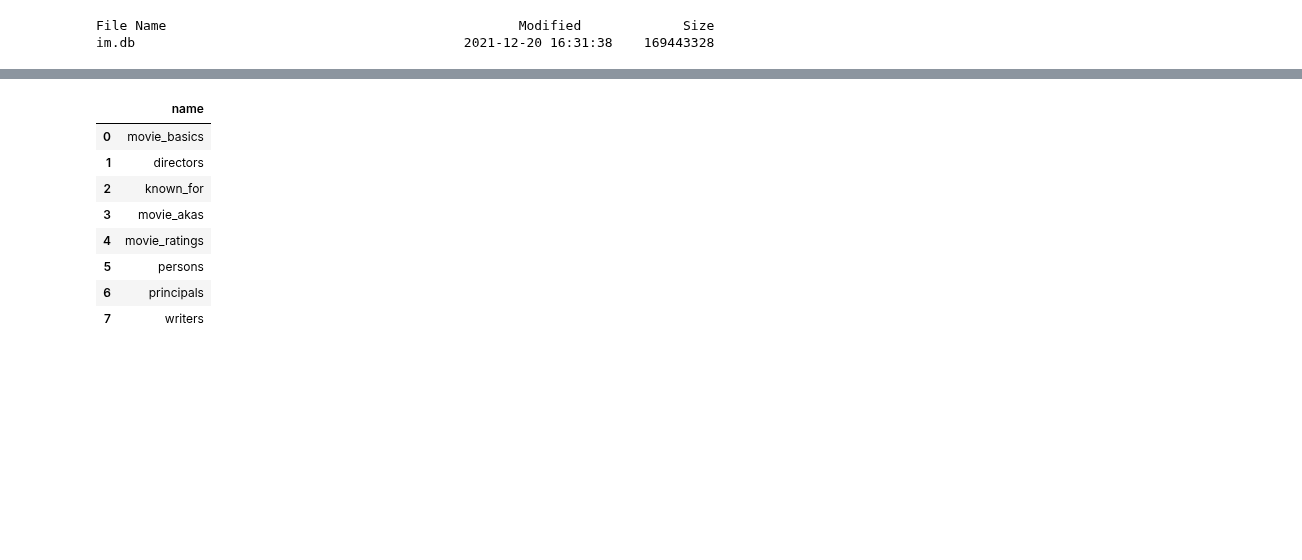
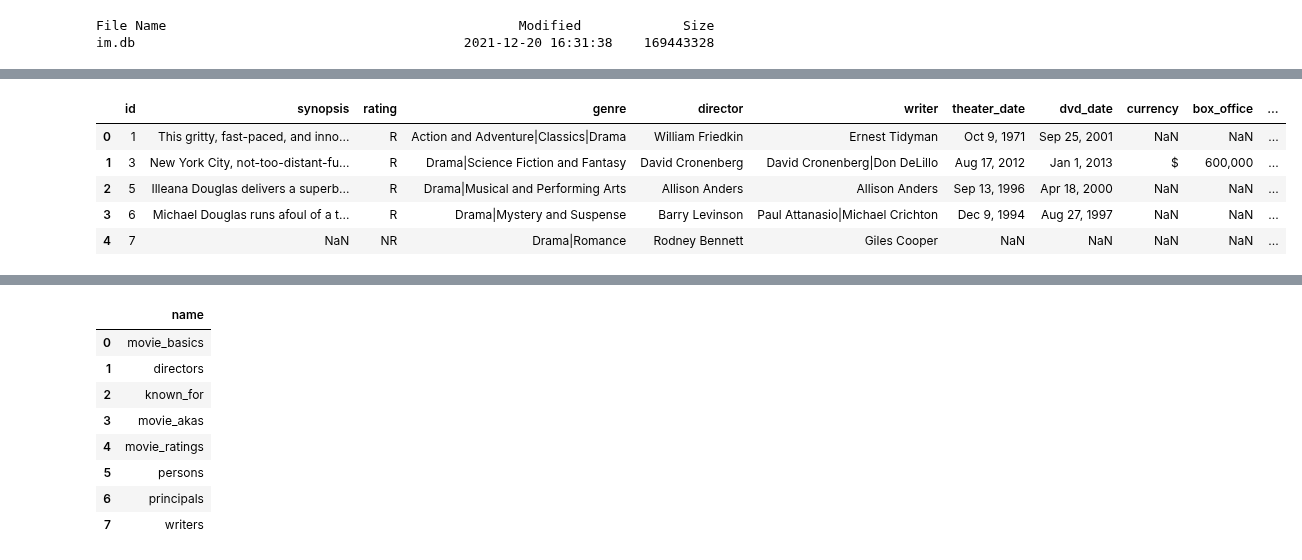
Before and after one commit to cLineman/CapStoneProject, a Jupyter notebook: AlexanderWhite.ipynb, the cells around one changed output, grey strips where cells are left out. Drawn from its saved outputs; the diff is of its cells as text; code cells hidden in the pictures; blank space fills up the shorter version.

```diff
--- a/AlexanderWhite.ipynb
+++ b/AlexanderWhite.ipynb
@@ -157,0 +98,38 @@ memory usage: 271.2+ KB
+# %%
+movie_info.head()
+
+# id	synopsis	rating	genre	director	writer	theater_date	dvd_date	currency	box_office	runtime	studio
+# 0	1	This gritty, fast-paced, and innovative police...	R	Action and Adventure|Classics|Drama	William Friedkin	Ernest Tidyman	Oct 9, 1971	Sep 25, 2001	NaN	NaN	104 minutes	NaN
+# 1	3	New York City, not-too-distant-future: Eric Pa...	R	Drama|Science Fiction and Fantasy	David Cronenberg	David Cronenberg|Don DeLillo	Aug 17, 2012	Jan 1, 2013	$	600,000	108 minutes	Entertainment One
+# 2	5	Illeana Douglas delivers a superb performance ...	R	Drama|Musical and Performing Arts	Allison Anders	Allison Anders	Sep 13, 1996	Apr 18, 2000	NaN	NaN	116 minutes	NaN
+# 3	6	Michael Douglas runs afoul of a treacherous su...	R	Drama|Mystery and Suspense	Barry Levinson	Paul Attanasio|Michael Crichton	Dec 9, 1994	Aug 27, 1997	NaN	NaN	128 minutes	NaN
+# 4	7	NaN	NR	Drama|Romance	Rodney Bennett	Giles Cooper	NaN	NaN	NaN	NaN	200 minutes	NaN
+
+movie_info.info()
+
+# <class 'pandas.core.frame.DataFrame'>
+# RangeIndex: 1560 entries, 0 to 1559
+# Data columns (total 12 columns):
+#  #   Column        Non-Null Count  Dtype
+# ---  ------        --------------  -----
+#  0   id            1560 non-null   int64
+#  1   synopsis      1498 non-null   object
+#  2   rating        1557 non-null   object
+#  3   genre         1552 non-null   object
+#  4   director      1361 non-null   object
+#  5   writer        1111 non-null   object
+#  6   theater_date  1201 non-null   object
+#  7   dvd_date      1201 non-null   object
+#  8   currency      340 non-null    object
+#  9   box_office    340 non-null    object
+#  10  runtime       1530 non-null   object
+#  11  studio        494 non-null    object
+# dtypes: int64(1), object(11)
+# memory usage: 146.4+ KB
+# %% [output]
+|  | id | synopsis | rating | genre | director | writer | theater_date | dvd_date | currency | box_office | ... |
+| 0 | 1 | This gritty, fast-paced, and inno... | R | Action and Adventure|Classics|Drama | William Friedkin | Ernest Tidyman | Oct 9, 1971 | Sep 25, 2001 | NaN | NaN | ... |
+| 1 | 3 | New York City, not-too-distant-fu... | R | Drama|Science Fiction and Fantasy | David Cronenberg | David Cronenberg|Don DeLillo | Aug 17, 2012 | Jan 1, 2013 | $ | 600,000 | ... |
+| 2 | 5 | Illeana Douglas delivers a superb... | R | Drama|Musical and Performing Arts | Allison Anders | Allison Anders | Sep 13, 1996 | Apr 18, 2000 | NaN | NaN | ... |
+| 3 | 6 | Michael Douglas runs afoul of a t... | R | Drama|Mystery and Suspense | Barry Levinson | Paul Attanasio|Michael Crichton | Dec 9, 1994 | Aug 27, 1997 | NaN | NaN | ... |
+| 4 | 7 | NaN | NR | Drama|Romance | Rodney Bennett | Giles Cooper | NaN | NaN | NaN | NaN | ... |
```
Also changed, not shown: parts of 21 cells of this notebook, 2 other files.
